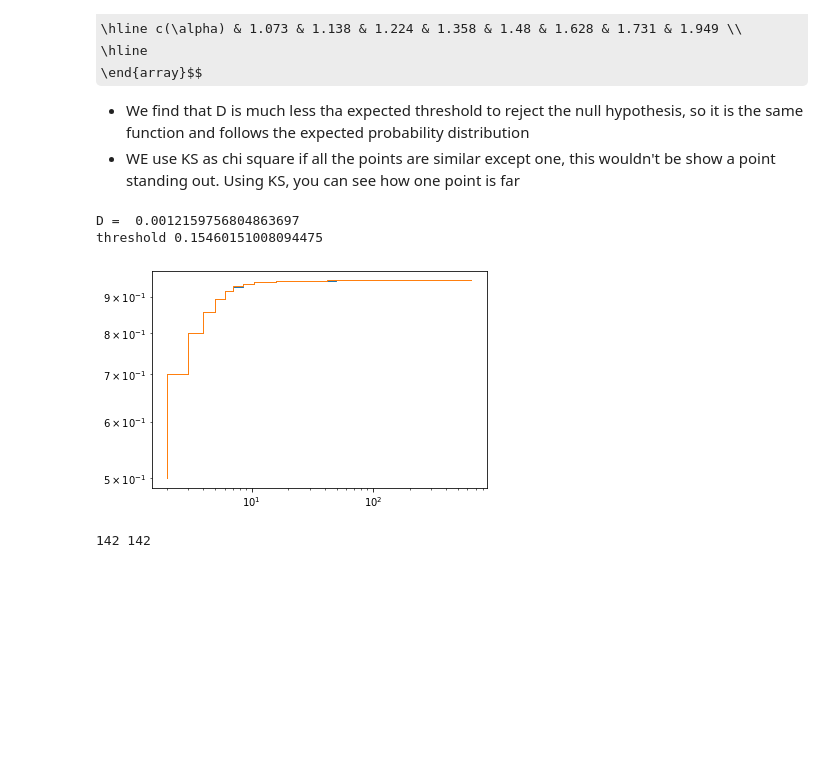
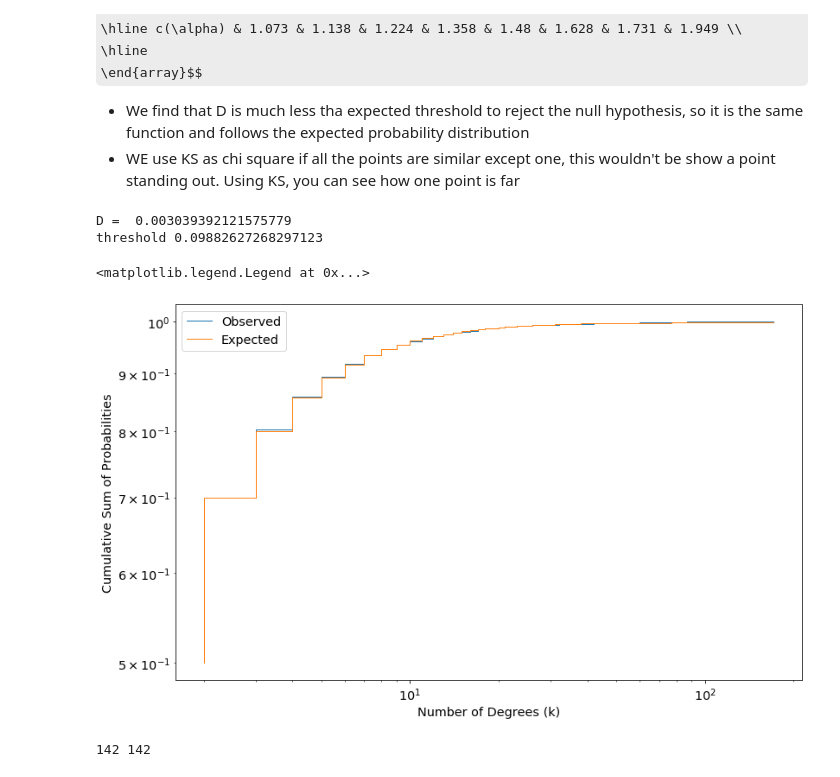
Before and after one commit to shaunfg/Complexity-Networks, a Jupyter notebook: networks/networks_project.ipynb, the cells around one changed output. Saved outputs shown, nothing was run; the diff lists cells and outputs as text; code cells hidden in the pictures; some formulas as TeX source; blank space fills up the shorter version.

```diff
--- a/networks/networks_project.ipynb
+++ b/networks/networks_project.ipynb
@@ -192,7 +208,7 @@ class Barabasi_Albert():
         return df
 
     def draw(self):
-        nx.draw_circular(self.G, with_labels=True)#, font_weight='bold')
+        nx.draw(self.G, with_labels=True)#, font_weight='bold')
     def draw_knuth(self,scale = 1):
 #         pos = nx.spring_layout(self.G)
         pos = nx.fruchterman_reingold_layout(self.G)
@@ -270,12 +293,3 @@ You should check that your solution obeys all
 known theoretical constraints on the degree distribution
 # %% [markdown]
 ### 2.3.2 Degree Distribution
-# %%
-time = 100000
-
-# m_start = [2,3,4,5,6,7,8]
-
-m_start = [2,4,8,16]
-
-BA_models = [Barabasi_Albert(time_limit = time,m = m_i) for m_i in m_start]
-dfs = [B.drive_pref() for B in BA_models]
@@ -283,14 +347,14 @@ dfs = [B.drive_pref() for B in BA_models]
 for i in range(len(dfs)):
 
     x,y = logbin(dfs[i].Degrees,scale = 1.2)
-    # ax.set_prop_cycle(monochrome)
-#     plt.figure()
-#     plt.title("Degree Distribution for m = {}".format(m_start[i]))
-    plt.loglog(x,y,'x',color = "C{}".format(i))
+    plt.loglog(x,y,'x',color = "C{}".format(i),label = "m = {}".format(m_start[i]))
     plt.xlabel("Number of Degrees (k)")
     plt.ylabel("Probability of degree $p(k)$")
 
 #     fit_log(x,y,label = r"$p_{\infty}(k)\propto k^{-3}$")
-    expected_values = master_EQ_pref(m=m_start[i],k=x,color = "C{}".format(i))
+    expected_values = master_EQ_pref(m=m_start[i],k=x,color = "C{}".format(i), label = False)
+    master_EQ_pref_cont(m=m_start[i],k=x,color = "C{}".format(i), label = False)
 #     plt.legend()
+
+plt.legend()
 # %% [output]
@@ -298,4 +363,7 @@ for i in range(len(dfs)):
 # %%
+B = Barabasi_Albert(time_limit = 10000,m = 2)
+df = B.drive_pref()
 x,y = logbin(df.Degrees,scale = 1.0)
-print("Probability Normalised: Sum = ",sum(y))
+# print("Probability Normalised: Sum = ",sum(y))
+y
 # %% [output]
@@ -324,25 +409,29 @@ def threshold(n,m,a):
     return D
 # %%
 CDF = np.cumsum(y)
-CDF_expected = np.cumsum(master_EQ_pref(m=m_start,k=x,plot = False))
+CDF_expected = np.cumsum(master_EQ_pref(m=2,k=x,plot = False))
 
-plt.step(x,CDF,linewidth = 1)
+plt.step(x,CDF,linewidth = 1,label = "Observed")
 
 plt.yscale('log')
 plt.xscale('log')
 widths = [x[i+1]-x[i]for i in range(len(x)-1)]
 widths.append(widths[-1]*4)
-plt.step(x,CDF_expected,linewidth = 1)#,edgecolor = 'black')
+plt.step(x,CDF_expected,label = "Expected",linewidth = 1)#,edgecolor = 'black')
 
 print("D = ",max(CDF-CDF_expected))
 
-th = threshold(len(CDF),len(CDF_expected),a = 0.9999999999)
+th = threshold(len(CDF),len(CDF_expected),a = 0.99)
 
 print("threshold",th)
+plt.xlabel("Number of Degrees (k)")
+plt.ylabel("Cumulative Sum of Probabilities")
+plt.legend()
 # %% [output]
-D =  0.0012159756804863697
-threshold 0.15460151008094475
+D =  0.003039392121575779
+threshold 0.09882627268297123
+<matplotlib.legend.Legend at 0x...>
-[figure, old version]
+[figure, new version]
 # %%
 x_,observed_values = logbin(df.Degrees,scale = 1.0)
 expected_values = fit_master_EQ(m=2,k=x_,plot= False)
```
Also changed, not shown: parts of 28 cells of this notebook, 2 other files.
